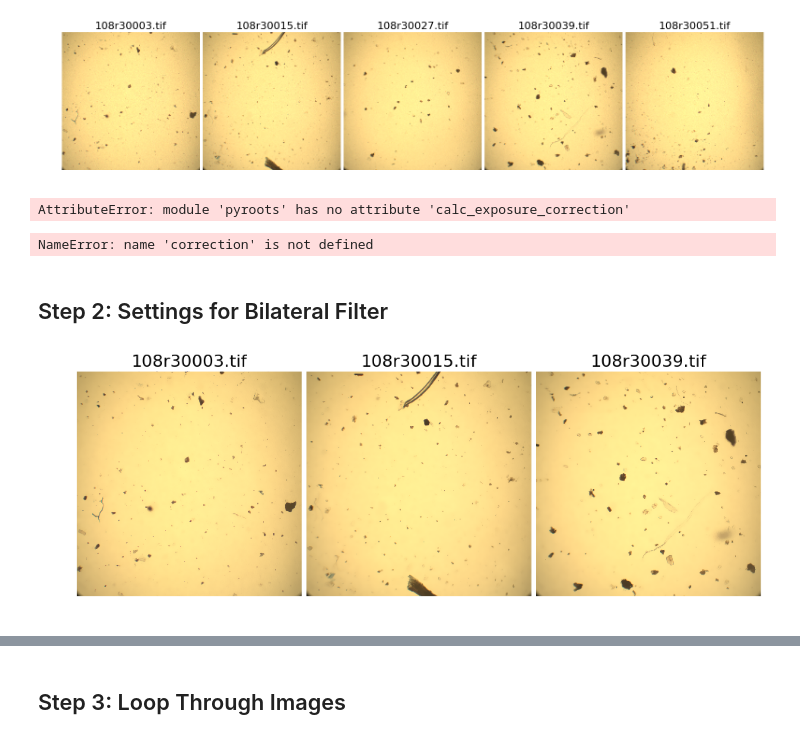
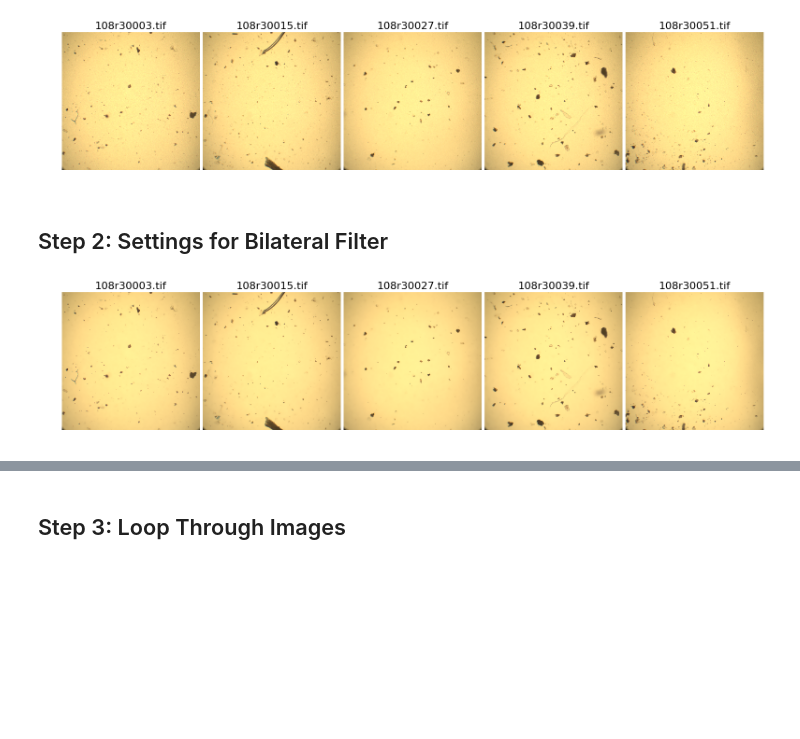
Before and after one commit to pme1123/PyRoots, a Jupyter notebook: Test Scripts/Preprocessing.ipynb, the cells around one changed output, grey strips where cells are left out. Drawn from its saved outputs; the diff is of its cells as text; code cells hidden in the pictures; blank space fills up the shorter version.

```diff
--- a/Test Scripts/Preprocessing.ipynb
+++ b/Test Scripts/Preprocessing.ipynb
@@ -28,47 +32,19 @@ img_list = [io.imread(dir_in + i) for i in file_in]
 pr.multi_image_plot(img_list, file_in)
 # %% [output]
 [figure]
-# %%
-#########################################################################################
-exposure_args = {'smooth_iterations' : 3,     # times to run pyroots.equalize_exposure (mean filter, smoothed, as correction)
-                 'return_variance'   : True,  # variance of mean correction for each pixel? For diagnostics.
-                 'threads'           : 3}     # multiprocessing
-#########################################################################################
-
-
-correction = pr.calc_exposure_correction(img_list,
-                                         **exposure_args)
-
-percentiles = [0, 0.5, 2.5, 5, 10, 25, 50, 75, 90, 95, 97.5, 99.5, 100]
-print('Mean Percentiles: ')
-print([np.percentile(correction[0], i) for i in percentiles])
-print('\nVariation in Mean, percentiles:')
-print([np.percentile(correction[1], i) for i in percentiles])
-
-img = correction
-pr.multi_image_plot(img, ['mean', 'variance'])
-# %% [output]
-AttributeError: module 'pyroots' has no attribute 'calc_exposure_correction'
-# %%
-result = [i + correction for i in img_list]
-
-img = result
-pr.multi_image_plot(result, file_in)
-# %% [output]
-NameError: name 'correction' is not defined
 # %% [markdown]
 ## Step 2: Settings for Bilateral Filter
 # %%
 #########################################################################################
 bilateral_args = {'sigmaColor' : 25,  # size of gaussian filter (higher smooths more, increases processing)
                   'sigmaSpace' : 15}  # Max difference of influence (higher preserves fewer edges)
 
-test_image = [0, 1, 3]  # what images do you want to run this on? int or list
+test_image = [0, 1, 2, 3, 4]  # what images do you want to run this on? int or list
 #########################################################################################
 
 bilat = [cv2.bilateralFilter(img_list[i], -1, **bilateral_args) for i in test_image]
 
 img = bilat
 pr.multi_image_plot(img, [file_in[i] for i in test_image])
 # %% [output]
-[figure, old version]
+[figure, new version]
```
Also changed, not shown: parts of 8 cells of this notebook.
